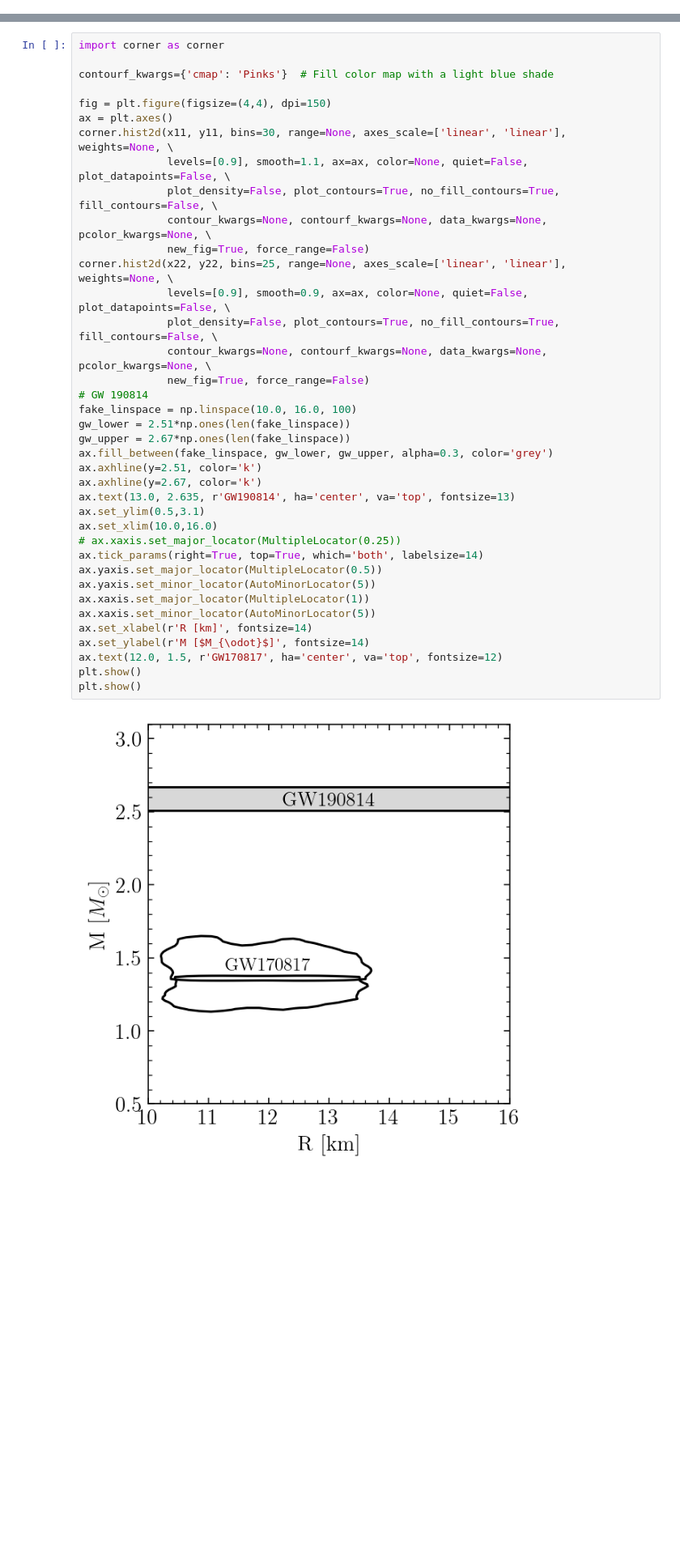
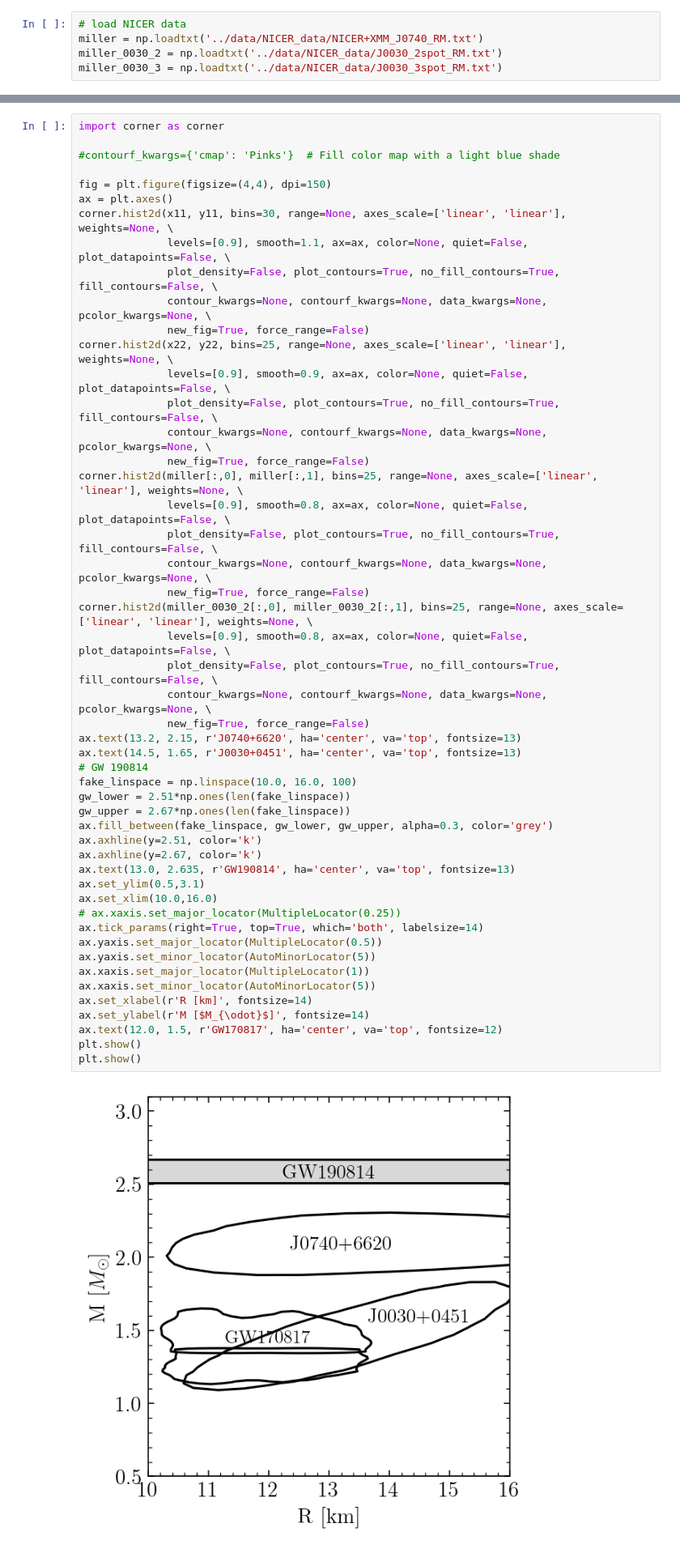
Before and after one commit to asemposki/neutron-rich-bmm, a Jupyter notebook: notebooks/Neutron_Star_Properties.ipynb, the cells around one changed output, grey strips where cells are left out. Shown at 81% size. Cells and saved outputs as stored; diff of their text form; blank space fills up the shorter version.

Commit message:
omg we got nicer data

```diff
--- a/notebooks/Neutron_Star_Properties.ipynb
+++ b/notebooks/Neutron_Star_Properties.ipynb
@@ -21,6 +21,11 @@ from scripts import setup_rc_params
 
 # set for plotting
 setup_rc_params()
+# %%
+# load NICER data
+miller = np.loadtxt('../data/NICER_data/NICER+XMM_J0740_RM.txt')
+miller_0030_2 = np.loadtxt('../data/NICER_data/J0030_2spot_RM.txt')
+miller_0030_3 = np.loadtxt('../data/NICER_data/J0030_3spot_RM.txt')
 # %%
 # load in the LIGO data from the folder
 df_insens = pd.read_csv('../data/LIGO_data/EoS-insensitive_posterior_samples.dat', sep='\s+')
@@ -161,7 +143,7 @@ As per the advice of Christian Drischler, we'll try using `corner.hist2d()` inst
 # %%
 import corner as corner
 
-contourf_kwargs={'cmap': 'Pinks'}  # Fill color map with a light blue shade
+#contourf_kwargs={'cmap': 'Pinks'}  # Fill color map with a light blue shade
 
 fig = plt.figure(figsize=(4,4), dpi=150)
 ax = plt.axes()
@@ -170,34 +152,46 @@ corner.hist2d(x11, y11, bins=30, range=None, axes_scale=['linear', 'linear'], we
               plot_density=False, plot_contours=True, no_fill_contours=True, fill_contours=False, \
               contour_kwargs=None, contourf_kwargs=None, data_kwargs=None, pcolor_kwargs=None, \
               new_fig=True, force_range=False)
 corner.hist2d(x22, y22, bins=25, range=None, axes_scale=['linear', 'linear'], weights=None, \
               levels=[0.9], smooth=0.9, ax=ax, color=None, quiet=False, plot_datapoints=False, \
               plot_density=False, plot_contours=True, no_fill_contours=True, fill_contours=False, \
               contour_kwargs=None, contourf_kwargs=None, data_kwargs=None, pcolor_kwargs=None, \
               new_fig=True, force_range=False)
+corner.hist2d(miller[:,0], miller[:,1], bins=25, range=None, axes_scale=['linear', 'linear'], weights=None, \
+              levels=[0.9], smooth=0.8, ax=ax, color=None, quiet=False, plot_datapoints=False, \
+              plot_density=False, plot_contours=True, no_fill_contours=True, fill_contours=False, \
+              contour_kwargs=None, contourf_kwargs=None, data_kwargs=None, pcolor_kwargs=None, \
+              new_fig=True, force_range=False)
+corner.hist2d(miller_0030_2[:,0], miller_0030_2[:,1], bins=25, range=None, axes_scale=['linear', 'linear'], weights=None, \
+              levels=[0.9], smooth=0.8, ax=ax, color=None, quiet=False, plot_datapoints=False, \
+              plot_density=False, plot_contours=True, no_fill_contours=True, fill_contours=False, \
+              contour_kwargs=None, contourf_kwargs=None, data_kwargs=None, pcolor_kwargs=None, \
+              new_fig=True, force_range=False)
+ax.text(13.2, 2.15, r'J0740+6620', ha='center', va='top', fontsize=13)
+ax.text(14.5, 1.65, r'J0030+0451', ha='center', va='top', fontsize=13)
 # GW 190814
 fake_linspace = np.linspace(10.0, 16.0, 100)
 gw_lower = 2.51*np.ones(len(fake_linspace))
 gw_upper = 2.67*np.ones(len(fake_linspace))
 ax.fill_between(fake_linspace, gw_lower, gw_upper, alpha=0.3, color='grey')
 ax.axhline(y=2.51, color='k')
 ax.axhline(y=2.67, color='k')
 ax.text(13.0, 2.635, r'GW190814', ha='center', va='top', fontsize=13)
 ax.set_ylim(0.5,3.1)
 ax.set_xlim(10.0,16.0)
 # ax.xaxis.set_major_locator(MultipleLocator(0.25))
 ax.tick_params(right=True, top=True, which='both', labelsize=14)
 ax.yaxis.set_major_locator(MultipleLocator(0.5))
 ax.yaxis.set_minor_locator(AutoMinorLocator(5))
 ax.xaxis.set_major_locator(MultipleLocator(1))
 ax.xaxis.set_minor_locator(AutoMinorLocator(5))
 ax.set_xlabel(r'R [km]', fontsize=14)
 ax.set_ylabel(r'M [$M_{\odot}$]', fontsize=14)
 ax.text(12.0, 1.5, r'GW170817', ha='center', va='top', fontsize=12)
 plt.show()
 plt.show()
 # %% [output]
-[figure, old version]
+[figure, new version]
 # %%
 print(1.0 - np.exp(-0.5 * np.arange(0.5, 2.1, 0.5) ** 2))
 # %% [output]
```
Also changed, not shown: parts of 2 cells of this notebook.
